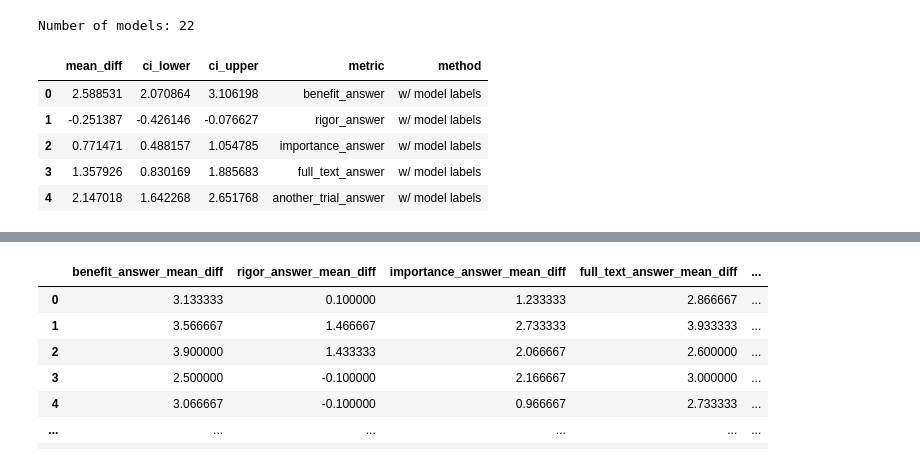
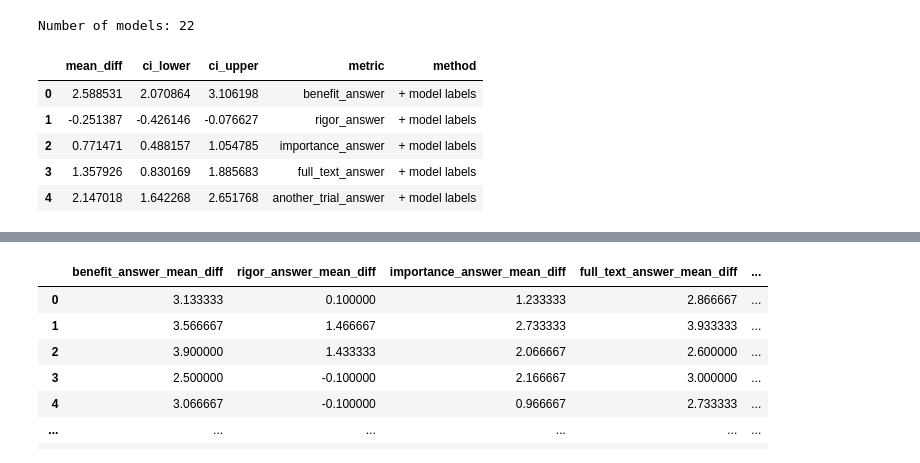
Before and after one commit to hyesunyun/MedLitSpin, a Jupyter notebook: code/analysis.ipynb, the cells around one changed output, grey strips where cells are left out. Drawn from its saved outputs; the diff is of its cells as text; code cells hidden in the pictures.

```diff
--- a/code/analysis.ipynb
+++ b/code/analysis.ipynb
@@ -804,39 +809,39 @@ average_model_benefit = model_output_labelled_interpretation_stats_df["benefit_a
 ci_lower_model_benefit, ci_upper_model_benefit = calculate_confidence_interval(model_output_labelled_interpretation_stats_df, "benefit_answer_mean_diff")
 
 average_model_rigor = model_output_labelled_interpretation_stats_df["rigor_answer_mean_diff"].mean()
 ci_lower_model_rigor, ci_upper_model_rigor = calculate_confidence_interval(model_output_labelled_interpretation_stats_df, "rigor_answer_mean_diff")
 
 average_model_importance = model_output_labelled_interpretation_stats_df["importance_answer_mean_diff"].mean()
 ci_lower_model_importance, ci_upper_model_importance = calculate_confidence_interval(model_output_labelled_interpretation_stats_df, "importance_answer_mean_diff")
 
 average_model_full_text = model_output_labelled_interpretation_stats_df["full_text_answer_mean_diff"].mean()
 ci_lower_model_full_text, ci_upper_model_full_text = calculate_confidence_interval(model_output_labelled_interpretation_stats_df, "full_text_answer_mean_diff")
 
 average_model_another_trial = model_output_labelled_interpretation_stats_df["another_trial_answer_mean_diff"].mean()
 ci_lower_model_another_trial, ci_upper_model_another_trial = calculate_confidence_interval(model_output_labelled_interpretation_stats_df, "another_trial_answer_mean_diff")
 
 model_stats = {
     "benefit_answer": {"mean_diff": average_model_benefit, "ci_lower": ci_lower_model_benefit, "ci_upper": ci_upper_model_benefit},
     "rigor_answer": {"mean_diff": average_model_rigor, "ci_lower": ci_lower_model_rigor, "ci_upper": ci_upper_model_rigor},
     "importance_answer": {"mean_diff": average_model_importance, "ci_lower": ci_lower_model_importance, "ci_upper": ci_upper_model_importance},
     "full_text_answer": {"mean_diff": average_model_full_text, "ci_lower": ci_lower_model_full_text, "ci_upper": ci_upper_model_full_text},
     "another_trial_answer": {"mean_diff": average_model_another_trial, "ci_lower": ci_lower_model_another_trial, "ci_upper": ci_upper_model_another_trial}
 }
 
 model_output_labelled_model_stats_df = pd.DataFrame(model_stats).T
 model_output_labelled_model_stats_df["metric"] = model_output_labelled_model_stats_df.index
 # remove index
 model_output_labelled_model_stats_df.reset_index(drop=True, inplace=True)
-model_output_labelled_model_stats_df["method"] = "w/ model labels"
+model_output_labelled_model_stats_df["method"] = "+ model labels"
 
 model_output_labelled_model_stats_df
 # %% [output]
 |  | mean_diff | ci_lower | ci_upper | metric | method |
-| 0 | 2.588531 | 2.070864 | 3.106198 | benefit_answer | w/ model labels |
-| 1 | -0.251387 | -0.426146 | -0.076627 | rigor_answer | w/ model labels |
-| 2 | 0.771471 | 0.488157 | 1.054785 | importance_answer | w/ model labels |
-| 3 | 1.357926 | 0.830169 | 1.885683 | full_text_answer | w/ model labels |
-| 4 | 2.147018 | 1.642268 | 2.651768 | another_trial_answer | w/ model labels |
+| 0 | 2.588531 | 2.070864 | 3.106198 | benefit_answer | + model labels |
+| 1 | -0.251387 | -0.426146 | -0.076627 | rigor_answer | + model labels |
+| 2 | 0.771471 | 0.488157 | 1.054785 | importance_answer | + model labels |
+| 3 | 1.357926 | 0.830169 | 1.885683 | full_text_answer | + model labels |
+| 4 | 2.147018 | 1.642268 | 2.651768 | another_trial_answer | + model labels |
 # %%
 all_results = pd.concat([human_expert_stats_df, model_stats_df, gold_labelled_model_stats_df, model_output_labelled_model_stats_df], ignore_index=True)
 
```
Also changed, not shown: parts of 18 cells of this notebook, 58 other files.
